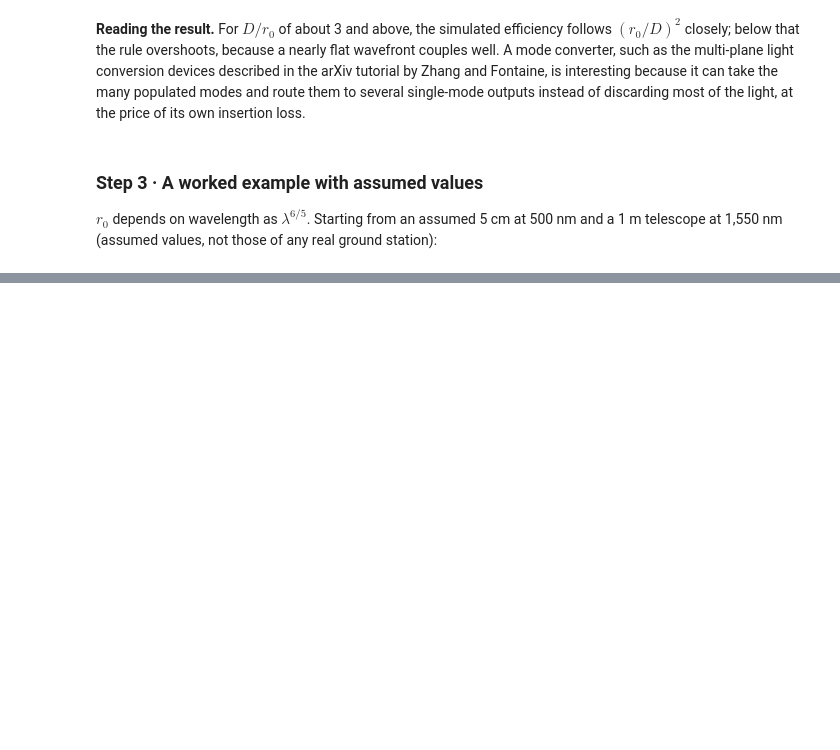
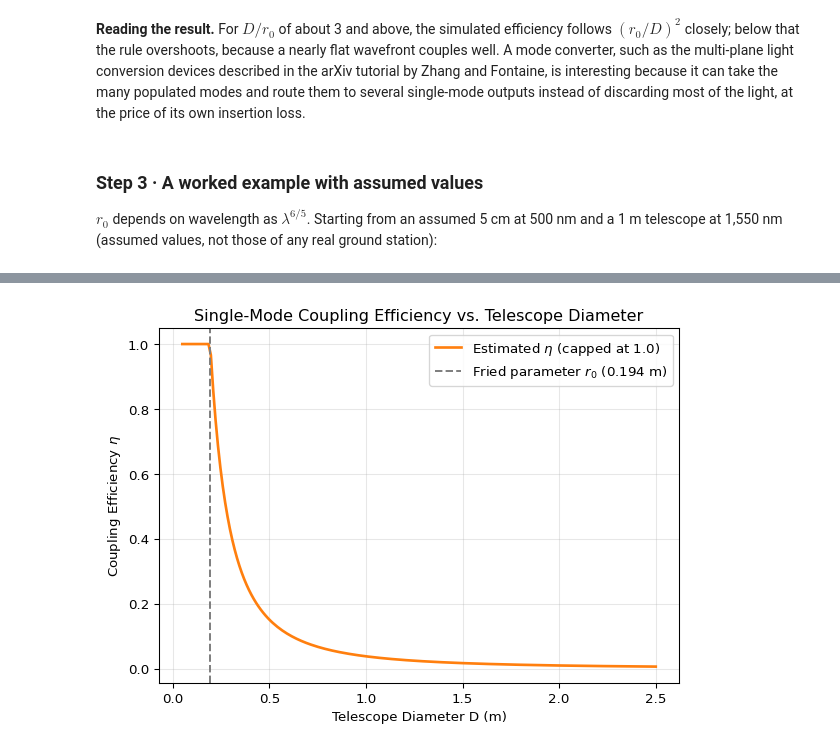
Before and after one commit to EWC-Compute-Platform/Engineering-World-Company, a Jupyter notebook: EWC Space Delta-V/EWC_SpaceDeltaV_Issue028_Colab_Demo.ipynb, the cells around one changed output, grey strips where cells are left out. Saved outputs shown, nothing was run; the diff lists cells and outputs as text; code cells hidden in the pictures; blank space fills up the shorter version.

```diff
--- a/EWC Space Delta-V/EWC_SpaceDeltaV_Issue028_Colab_Demo.ipynb
+++ b/EWC Space Delta-V/EWC_SpaceDeltaV_Issue028_Colab_Demo.ipynb
@@ -179,0 +206,24 @@ print(f"Single-mode coupling ~ {eta:.3f} = {10*np.log10(eta):.1f} dB (no correct
+# %%
+import numpy as np
+import matplotlib.pyplot as plt
+
+# Fried parameter at 1550 nm (calculated in the previous cell)
+# r0 is approximately 0.194 m
+Ds = np.linspace(0.05, 2.5, 200)  # Telescope diameter from 5 cm to 2.5 m
+
+# Coupling efficiency estimation:
+# eta ~ (r0 / D)^2 capped at 1.0 (since efficiency cannot exceed 100%)
+eta_curves = np.minimum((r0 / Ds) ** 2, 1.0)
+
+fig, ax = plt.subplots(figsize=(7, 4.8), dpi=96)
+ax.plot(Ds, eta_curves, '-', color='C1', linewidth=2, label=r'Estimated $\eta$ (capped at 1.0)')
+ax.axvline(x=r0, color='grey', linestyle='--', label=f'Fried parameter $r_0$ ({r0:.3f} m)')
+
+ax.set_xlabel("Telescope Diameter D (m)")
+ax.set_ylabel(r"Coupling Efficiency $\eta$")
+ax.set_title("Single-Mode Coupling Efficiency vs. Telescope Diameter")
+ax.grid(True, which="both", alpha=0.3)
+ax.legend()
+plt.show()
+# %% [output]
+[figure, added]
```
Also changed, not shown: parts of 13 cells of this notebook.
